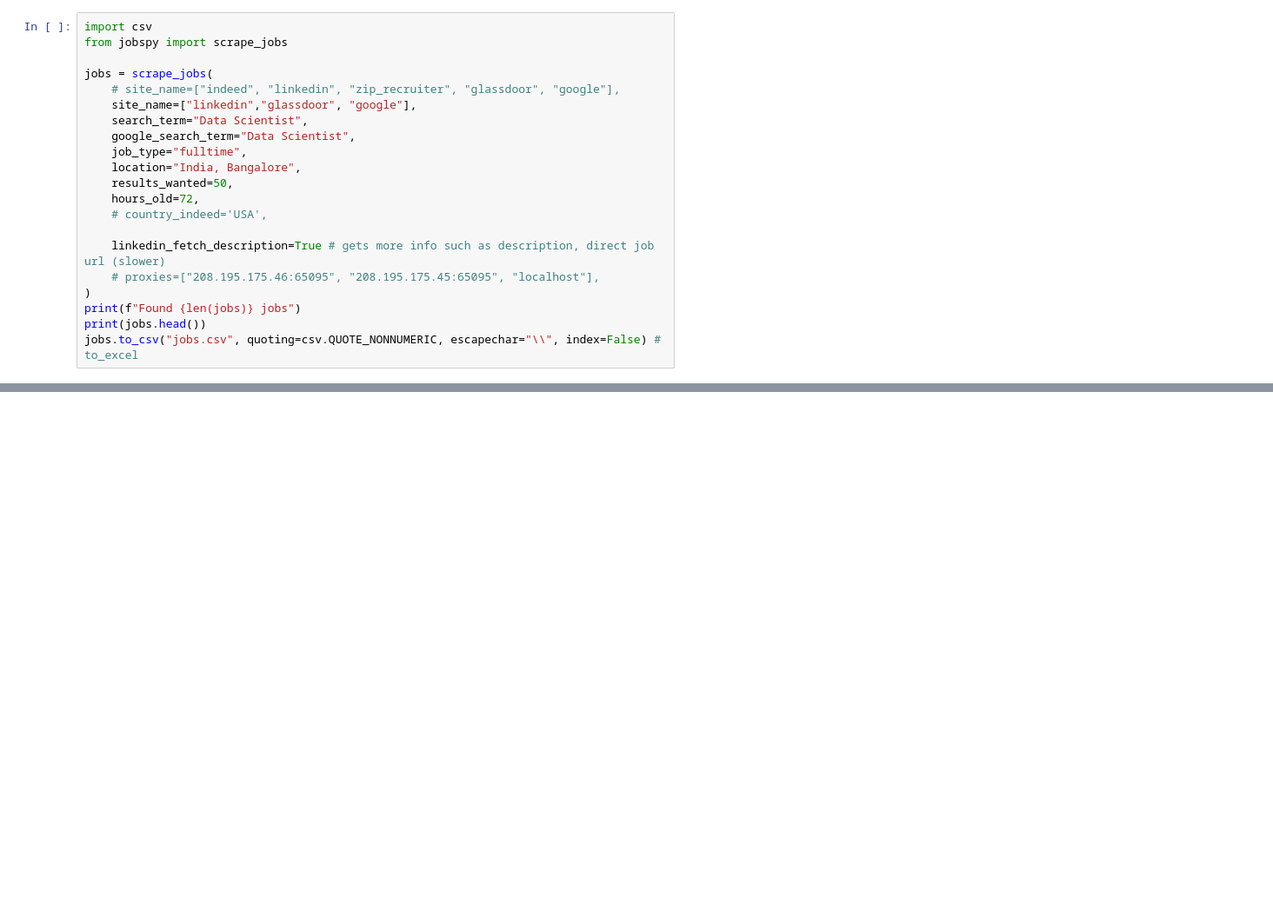
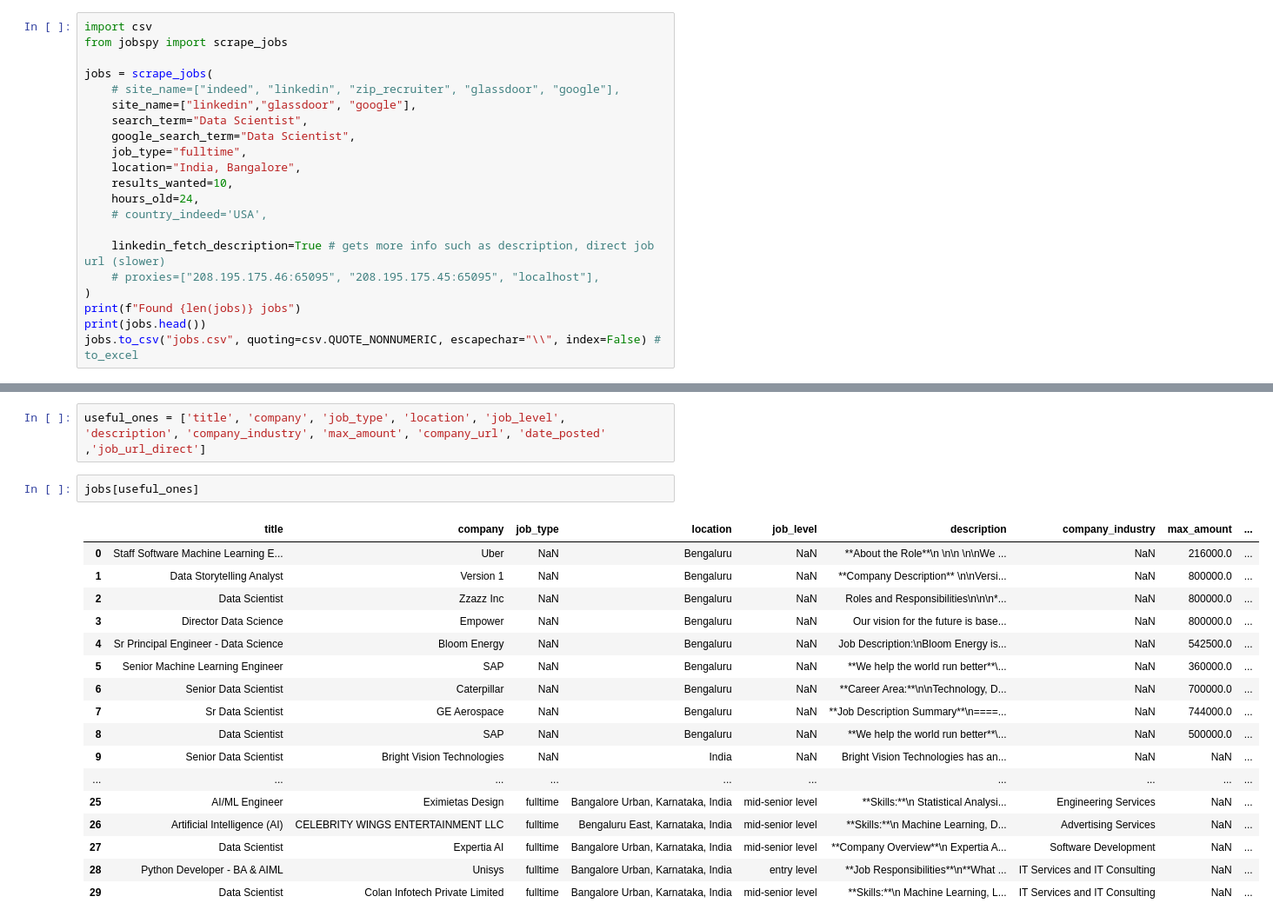
Before and after one commit to shivarajmulimani/JobAgent, a Jupyter notebook: Notebooks/jobspy.ipynb, the cells around one changed output, grey strips where cells are left out. Shown at 87% size. Saved outputs shown, nothing was run; the diff lists cells and outputs as text; blank space fills up the shorter version.

```diff
--- a/Notebooks/jobspy.ipynb
+++ b/Notebooks/jobspy.ipynb
@@ -9,8 +9,8 @@ jobs = scrape_jobs(
     google_search_term="Data Scientist",
     job_type="fulltime",
     location="India, Bangalore",
-    results_wanted=50,
-    hours_old=72,
+    results_wanted=10,
+    hours_old=24,
     # country_indeed='USA',
 
     linkedin_fetch_description=True # gets more info such as description, direct job url (slower)
@@ -55,0 +56,22 @@ Found 132 jobs
+# %%
+useful_ones = ['title', 'company', 'job_type', 'location', 'job_level', 'description', 'company_industry', 'max_amount', 'company_url', 'date_posted' ,'job_url_direct']
+# %%
+jobs[useful_ones]
+# %% [output]
+|  | title | company | job_type | location | job_level | description | company_industry | max_amount | ... |
+| 0 | Staff Software Machine Learning E... | Uber | NaN | Bengaluru | NaN | **About the Role**\n \n\n \n\nWe ... | NaN | 216000.0 | ... |
+| 1 | Data Storytelling Analyst | Version 1 | NaN | Bengaluru | NaN | **Company Description** \n\nVersi... | NaN | 800000.0 | ... |
+| 2 | Data Scientist | Zzazz Inc | NaN | Bengaluru | NaN | Roles and Responsibilities\n\n\n*... | NaN | 800000.0 | ... |
+| 3 | Director Data Science | Empower | NaN | Bengaluru | NaN | Our vision for the future is base... | NaN | 800000.0 | ... |
+| 4 | Sr Principal Engineer - Data Science | Bloom Energy | NaN | Bengaluru | NaN | Job Description:\nBloom Energy is... | NaN | 542500.0 | ... |
+| 5 | Senior Machine Learning Engineer | SAP | NaN | Bengaluru | NaN | **We help the world run better**\... | NaN | 360000.0 | ... |
+| 6 | Senior Data Scientist | Caterpillar | NaN | Bengaluru | NaN | **Career Area:**\n\nTechnology, D... | NaN | 700000.0 | ... |
+| 7 | Sr Data Scientist | GE Aerospace | NaN | Bengaluru | NaN | **Job Description Summary**\n====... | NaN | 744000.0 | ... |
+| 8 | Data Scientist | SAP | NaN | Bengaluru | NaN | **We help the world run better**\... | NaN | 500000.0 | ... |
+| 9 | Senior Data Scientist | Bright Vision Technologies | NaN | India | NaN | Bright Vision Technologies has an... | NaN | NaN | ... |
+| ... | ... | ... | ... | ... | ... | ... | ... | ... | ... |
+| 25 | AI/ML Engineer | Eximietas Design | fulltime | Bangalore Urban, Karnataka, India | mid-senior level | **Skills:**\n Statistical Analysi... | Engineering Services | NaN | ... |
+| 26 | Artificial Intelligence (AI) | CELEBRITY WINGS ENTERTAINMENT LLC | fulltime | Bengaluru East, Karnataka, India | mid-senior level | **Skills:**\n Machine Learning, D... | Advertising Services | NaN | ... |
+| 27 | Data Scientist | Expertia AI | fulltime | Bangalore Urban, Karnataka, India | mid-senior level | **Company Overview**\n Expertia A... | Software Development | NaN | ... |
+| 28 | Python Developer - BA & AIML | Unisys | fulltime | Bangalore Urban, Karnataka, India | entry level | **Job Responsibilities**\n**What ... | IT Services and IT Consulting | NaN | ... |
+| 29 | Data Scientist | Colan Infotech Private Limited | fulltime | Bangalore Urban, Karnataka, India | mid-senior level | **Skills:**\n Machine Learning, L... | IT Services and IT Consulting | NaN | ... |
```
Also changed, not shown: parts of 2 cells of this notebook, 13 other files.
